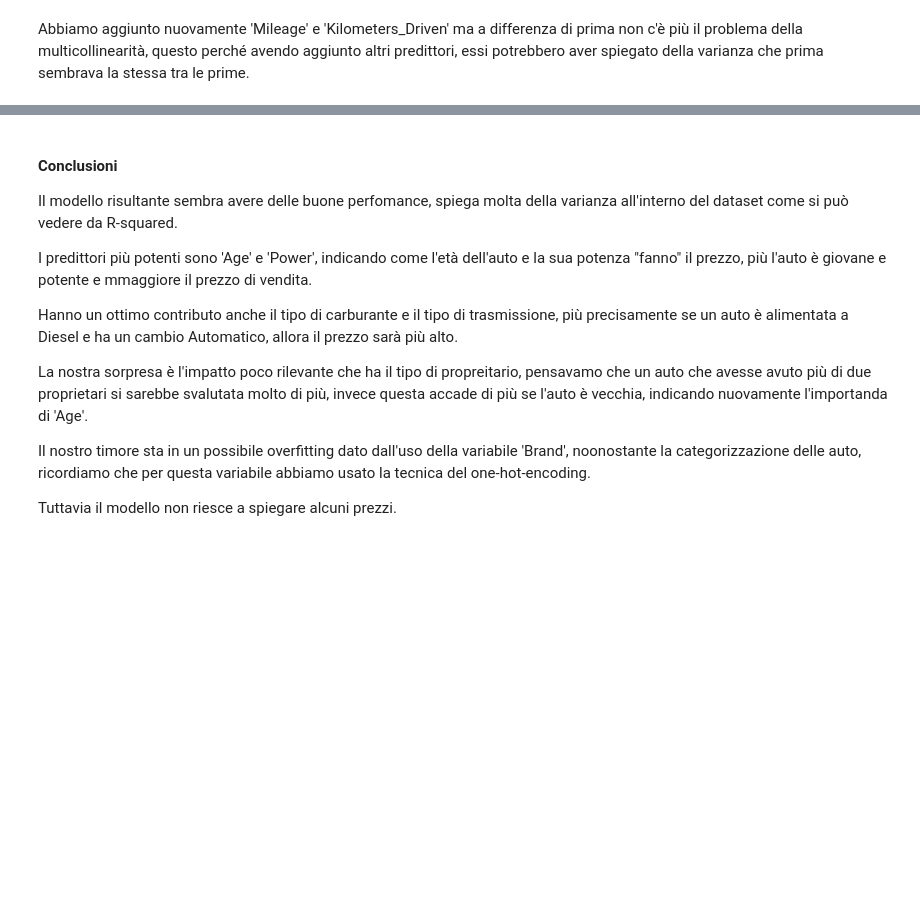
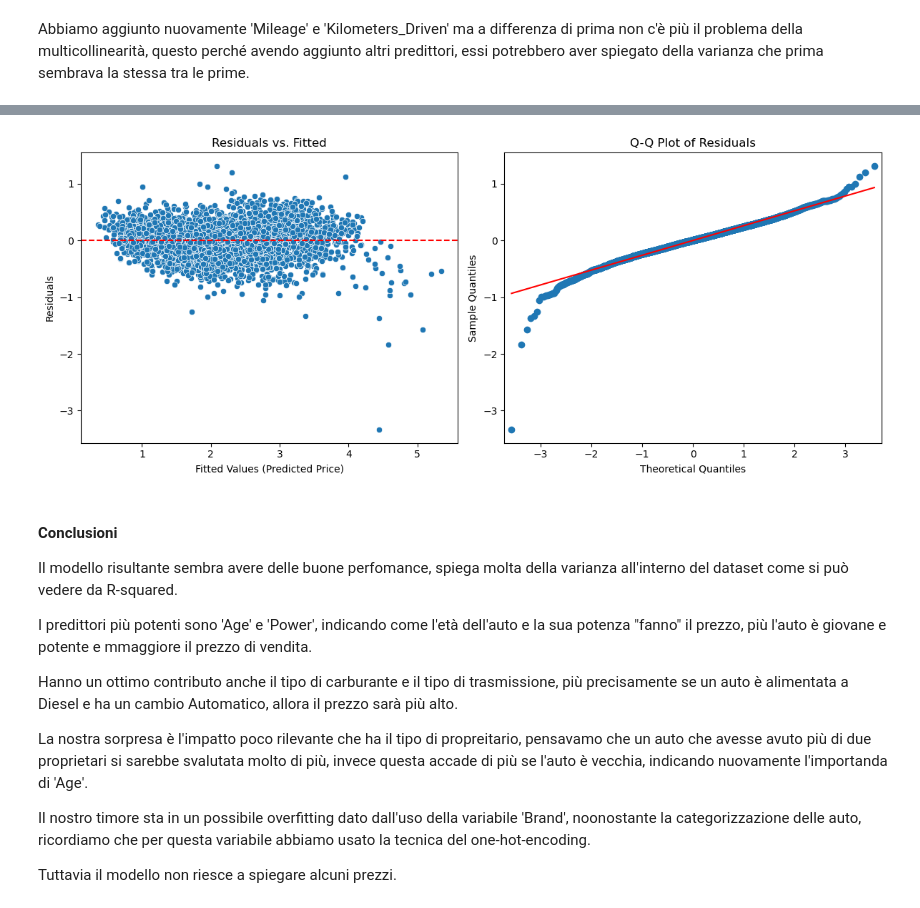
Before and after one commit to fragreco04/progetto-fad-2526, a Jupyter notebook: notebooks/drafts/part-2-3/ciccio_bella_copia.ipynb, the cells around one changed output, grey strips where cells are left out. Saved outputs shown, nothing was run; the diff lists cells and outputs as text; code cells hidden in the pictures; blank space fills up the shorter version.

```diff
--- a/notebooks/drafts/part-2-3/ciccio_bella_copia.ipynb
+++ b/notebooks/drafts/part-2-3/ciccio_bella_copia.ipynb
@@ -244,10 +244,10 @@ Andiamo ad aggiungere la variabile 'Brand', vediamo:
 # %%
 y_inference = df['Price']
 
-vars_da_usare = ['Age', 'Engine', 'Power', 'Fuel_Type', 'Transmission', 'Owner_Type', 'Kilometers_Driven', 'Mileage', 'Brand']
+vars_da_usare = ['Age', 'Engine', 'Power', 'Fuel_Type', 'Transmission', 'Owner_Type', 'Kilometers_Driven', 'Mileage', 'Brand_Category']
 X_inference = df[vars_da_usare].copy()
 
-X_inference = pd.get_dummies(X_inference, columns=['Fuel_Type', 'Transmission', 'Owner_Type', 'Brand'], drop_first=True, dtype=int)
+X_inference = pd.get_dummies(X_inference, columns=['Fuel_Type', 'Transmission', 'Owner_Type', 'Brand_Category'], drop_first=True, dtype=int)
 
 X_inference_final = sm.add_constant(X_inference)
 
@@ -277,3 +279,26 @@ Con l'aggiunta di Brand i nostro modello riesce a spiegare il 91% della varianza
+# %%
+fitted_values = model_slr_3.fittedvalues
+residuals = model_slr_3.resid
+
+plt.figure(figsize=(12, 5))
+
+# 1. Residuals vs. Fitted Plot
+ax1 = plt.subplot(1, 2, 1)
+sns.scatterplot(x=fitted_values, y=residuals, ax=ax1)
+ax1.axhline(0, color='red', linestyle='--')
+ax1.set_title('Residuals vs. Fitted')
+ax1.set_xlabel('Fitted Values (Predicted Price)')
+ax1.set_ylabel('Residuals')
+
+# 2. Q-Q Plot
+ax2 = plt.subplot(1, 2, 2)
+sm.qqplot(residuals, line='s', ax=ax2)
+ax2.set_title('Q-Q Plot of Residuals')
+
+plt.tight_layout()
+plt.show()
+# %% [output]
+[figure, added]
 # %% [markdown]
 #### Conclusioni
 
```
Also changed, not shown: parts of 36 cells of this notebook, 3 other files.
